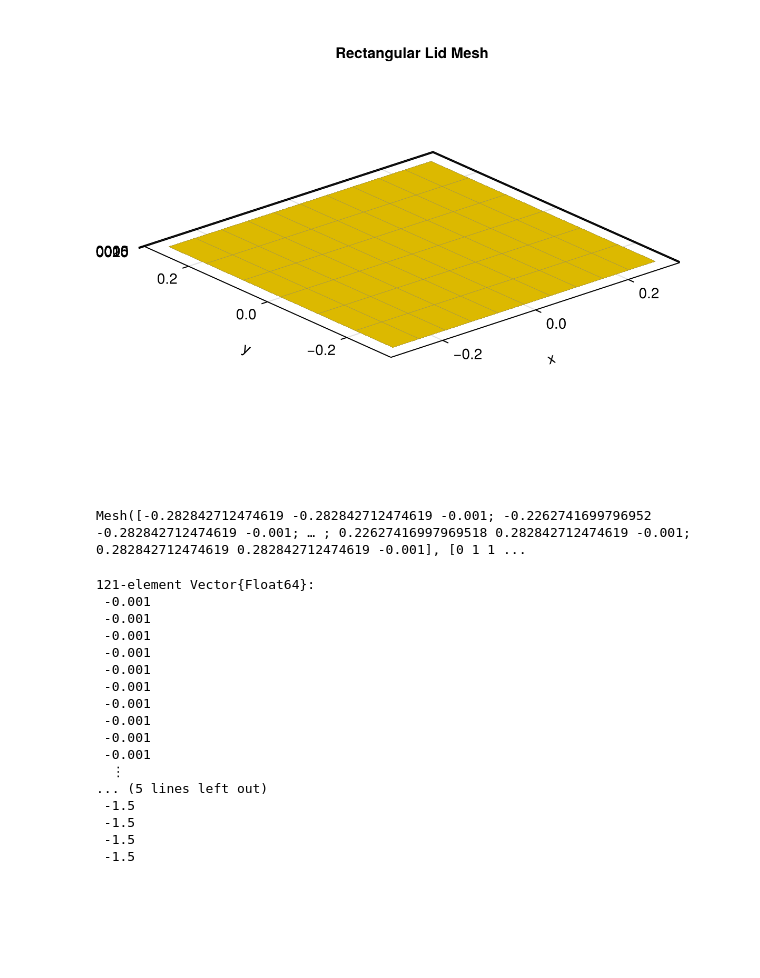
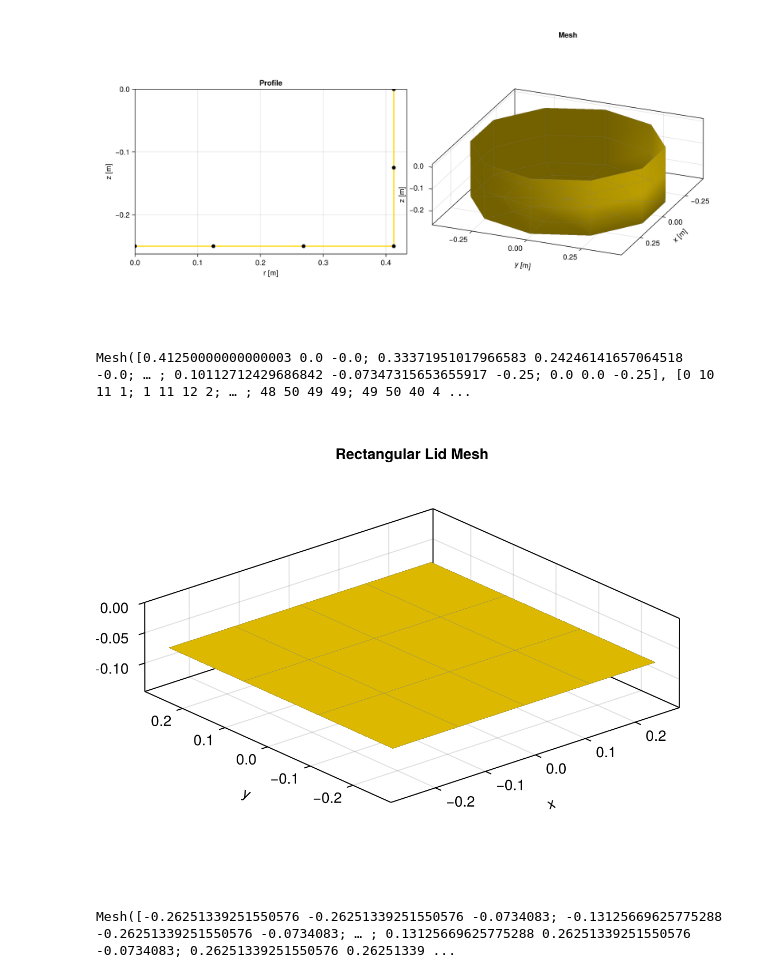
Before and after one commit to collin-treacy/MarineHydro.jl, a Jupyter notebook: dev/mesh_development_with_lid.ipynb, the cells around one changed output. Saved outputs shown, nothing was run; the diff lists cells and outputs as text; code cells hidden in the pictures; blank space fills up the shorter version.

```diff
--- a/dev/mesh_development_with_lid.ipynb
+++ b/dev/mesh_development_with_lid.ipynb
@@ -182,38 +107,32 @@ Mesh([0.5 0.0 0.0; 0.4045084971874737 0.29389262614623657 0.0; … ; 0.134836165
+# %%
+r1 = r_side[1]
+r2 = 0.125
+d1 = draft
+d2 = 0.0
+n_points = (2, 3, 3)
+n_theta = 10
+show_plot = true
+
+
+wb_mesh = wavebot_mesh(r1,r2,d1,d2,n_points,n_theta,show_plot)
+# %% [output]
+[figure, added]
+Mesh([0.41250000000000003 0.0 -0.0; 0.33371951017966583 0.24246141657064518 -0.0; … ; 0.10112712429686842 -0.07347315653655917 -0.25; 0.0 0.0 -0.25], [0 10 11 1; 1 11 12 2; … ; 48 50 49 49; 49 50 40 4 ...
 # %%
 radius_at_surface = maximum(r_side)
 x_mean = 0.0
 y_mean = 0.0
-reduce_scale = 0.8
+reduce_scale = 0.9
 width = radius_at_surface * (2/sqrt(2)) * reduce_scale
 x_min_lid = x_mean - width/2
 x_max_lid = x_mean + width/2
 y_min_lid = y_mean - width/2
 y_max_lid = y_mean + width/2
-z_value = -1e-3
-faces_max_radius = 0.5
+z_value = -0.0734083
+faces_max_radius = 1.4
 
-wb_lid = generate_lid(x_min_lid, x_max_lid, y_min_lid, y_max_lid, z_value, faces_max_radius,true)
+lid_mesh = generate_lid(x_min_lid, x_max_lid, y_min_lid, y_max_lid, z_value, faces_max_radius,true)
 # %% [output]
-[figure, old version]
+[figure, new version]
-Mesh([-0.282842712474619 -0.282842712474619 -0.001; -0.2262741699796952 -0.282842712474619 -0.001; … ; 0.22627416997969518 0.282842712474619 -0.001; 0.282842712474619 0.282842712474619 -0.001], [0 1 1 ...
+Mesh([-0.26251339251550576 -0.26251339251550576 -0.0734083; -0.13125669625775288 -0.26251339251550576 -0.0734083; … ; 0.13125669625775288 0.26251339251550576 -0.0734083; 0.26251339251550576 0.26251339 ...
-# %%
-MH_mesh.vertices[:,3]
-# %% [output]
-121-element Vector{Float64}:
- -0.001
- -0.001
- -0.001
- -0.001
- -0.001
- -0.001
- -0.001
- -0.001
- -0.001
- -0.001
-  ⋮
-... (5 lines left out)
- -1.5
- -1.5
- -1.5
- -1.5
 # %%
```
Also changed, not shown: parts of 19 cells of this notebook, 3 other files.
